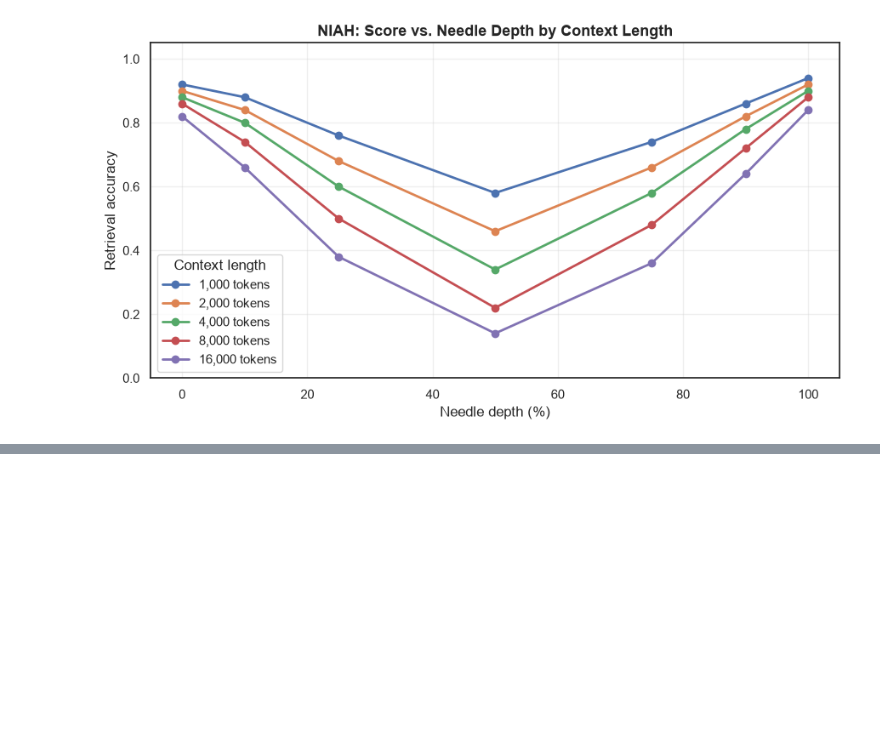
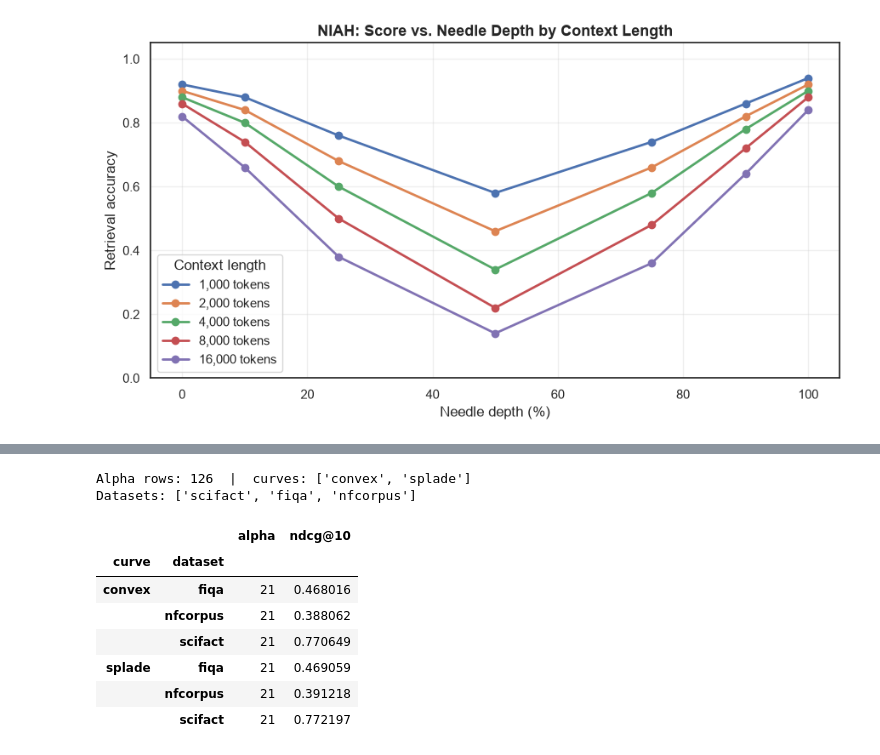
Before and after one commit to M1yanoShiho/IBM_Granite_Project, a Jupyter notebook: notebooks/01_visualize_heatmap.ipynb, the cells around one changed output, grey strips where cells are left out. Saved outputs shown, nothing was run; the diff lists cells and outputs as text; code cells hidden in the pictures; blank space fills up the shorter version.

```diff
--- a/notebooks/01_visualize_heatmap.ipynb
+++ b/notebooks/01_visualize_heatmap.ipynb
@@ -244,0 +216,27 @@ pd.DataFrame(rows).set_index("metric")
+# %%
+# Load all convex alpha curves.
+alpha_frames = []
+for ds in datasets:
+    for prefix in ["convex", "splade"]:
+        path = RESULTS_DIR / f"{prefix}_alpha_curve_{ds}.csv"
+        if path.exists():
+            df_a = pd.read_csv(path)
+            df_a["dataset"] = ds
+            df_a["curve"] = prefix
+            alpha_frames.append(df_a)
+
+df_alpha = pd.concat(alpha_frames, ignore_index=True)
+print(f"Alpha rows: {len(df_alpha)}  |  curves: {df_alpha['curve'].unique().tolist()}")
+print(f"Datasets: {df_alpha['dataset'].unique().tolist()}")
+df_alpha.groupby(["curve", "dataset"]).agg({"alpha": "count", "ndcg@10": "max"})
+# %% [output]
+Alpha rows: 126  |  curves: ['convex', 'splade']
+Datasets: ['scifact', 'fiqa', 'nfcorpus']
+|  |  | alpha | ndcg@10 |
+| curve | dataset |  |  |
+| convex | fiqa | 21 | 0.468016 |
+|  | nfcorpus | 21 | 0.388062 |
+|  | scifact | 21 | 0.770649 |
+| splade | fiqa | 21 | 0.469059 |
+|  | nfcorpus | 21 | 0.391218 |
+|  | scifact | 21 | 0.772197 |
```
Also changed, not shown: parts of 15 cells of this notebook, 2 other files.
